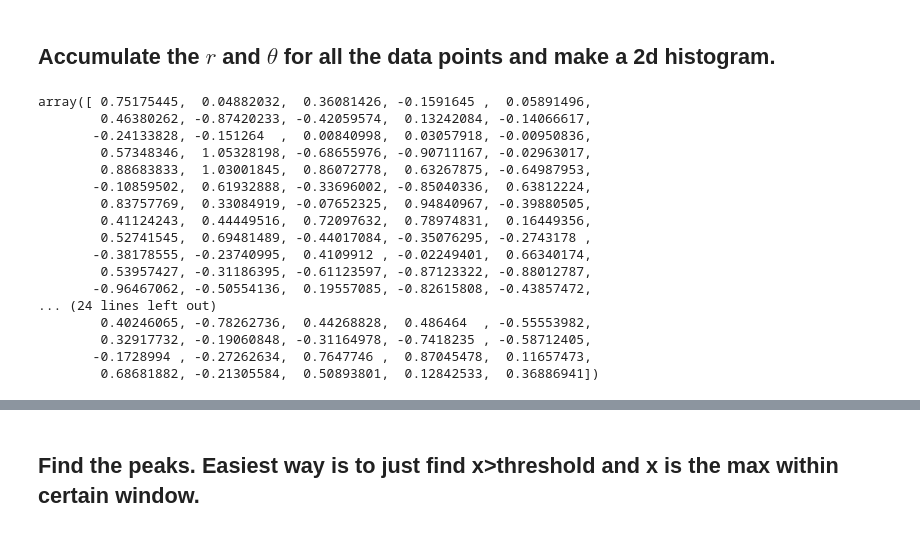
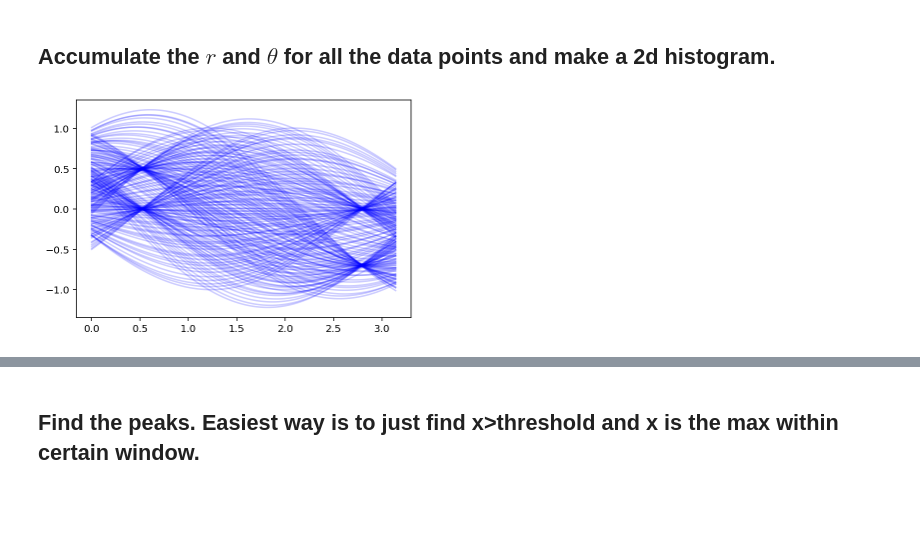
Before and after one commit to MUIC-Numerical-Methods-2018/extra-2-hough-transform, a Jupyter notebook: HoughTransform.ipynb, the cells around one changed output, grey strips where cells are left out. Saved outputs shown, nothing was run; the diff lists cells and outputs as text; code cells hidden in the pictures; blank space fills up the shorter version.

```diff
--- a/HoughTransform.ipynb
+++ b/HoughTransform.ipynb
@@ -115,25 +115,16 @@ plt.plot(x, y, 'ok')
 [figure]
 # %% [markdown]
 ## Accumulate the $r$ and $\theta$ for all the data points and make a 2d histogram.
-# %%
-xs, ys = data.T
-xs
-ys
-# %% [output]
-array([ 0.75175445,  0.04882032,  0.36081426, -0.1591645 ,  0.05891496,
-        0.46380262, -0.87420233, -0.42059574,  0.13242084, -0.14066617,
-       -0.24133828, -0.151264  ,  0.00840998,  0.03057918, -0.00950836,
-        0.57348346,  1.05328198, -0.68655976, -0.90711167, -0.02963017,
-        0.88683833,  1.03001845,  0.86072778,  0.63267875, -0.64987953,
-       -0.10859502,  0.61932888, -0.33696002, -0.85040336,  0.63812224,
-        0.83757769,  0.33084919, -0.07652325,  0.94840967, -0.39880505,
-        0.41124243,  0.44449516,  0.72097632,  0.78974831,  0.16449356,
-        0.52741545,  0.69481489, -0.44017084, -0.35076295, -0.2743178 ,
-       -0.38178555, -0.23740995,  0.4109912 , -0.02249401,  0.66340174,
-        0.53957427, -0.31186395, -0.61123597, -0.87123322, -0.88012787,
-       -0.96467062, -0.50554136,  0.19557085, -0.82615808, -0.43857472,
-... (24 lines left out)
-        0.40246065, -0.78262736,  0.44268828,  0.486464  , -0.55553982,
-        0.32917732, -0.19060848, -0.31164978, -0.7418235 , -0.58712405,
-       -0.1728994 , -0.27262634,  0.7647746 ,  0.87045478,  0.11657473,
-        0.68681882, -0.21305584,  0.50893801,  0.12842533,  0.36886941])
+# %%
+xs, ys = data.T
+
+all_thetas = []
+all_rs = []
+for x,y in zip(xs, ys):
+    thetas = np.linspace(0, np.pi, 100)
+    rs = [find_r_given_theta(x,y,theta) for theta in thetas]
+    plt.plot(thetas, rs, color='blue', alpha=0.2)
+    all_thetas.extend(thetas)
+    all_rs.extend(rs)
+# %% [output]
+[figure, added]
```
Also changed, not shown: parts of 4 cells of this notebook.
